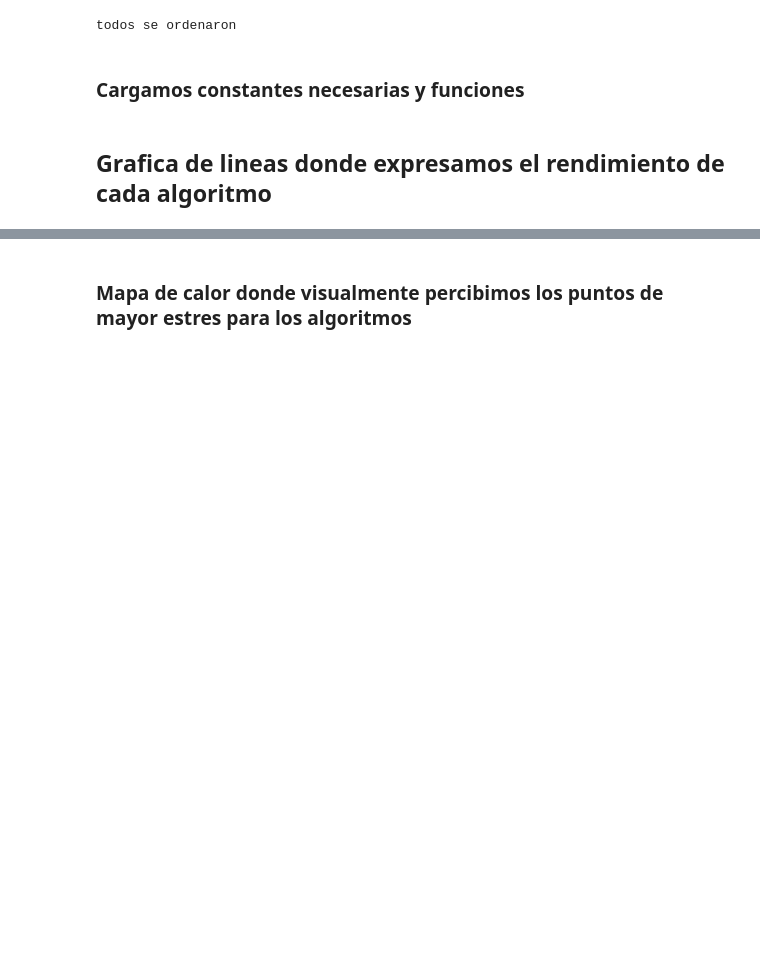
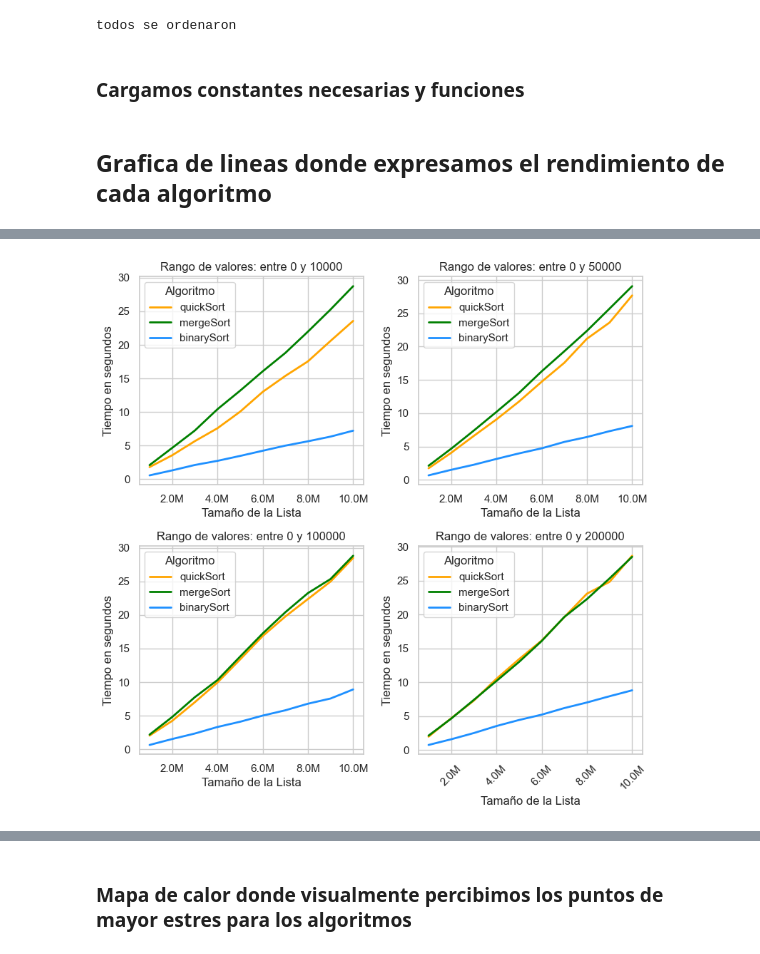
Before and after one commit to ulisac04/publico, a Jupyter notebook: index.ipynb, the cells around one changed output, grey strips where cells are left out. Drawn from its saved outputs; the diff is of its cells as text; code cells hidden in the pictures; blank space fills up the shorter version.

```diff
--- a/index.ipynb
+++ b/index.ipynb
@@ -86,0 +104,4 @@ plt.show()
+# %%
+plot_distributions(df, 'uniform')
+# %% [output]
+[figure, added]
```
Also changed, not shown: parts of 19 cells of this notebook, 6 other files.
